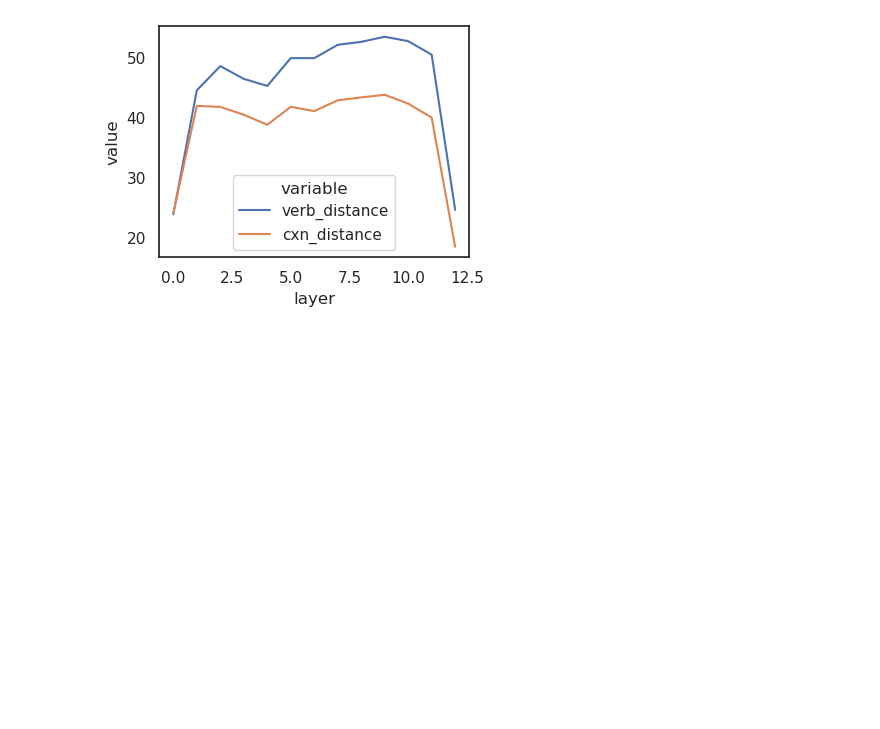
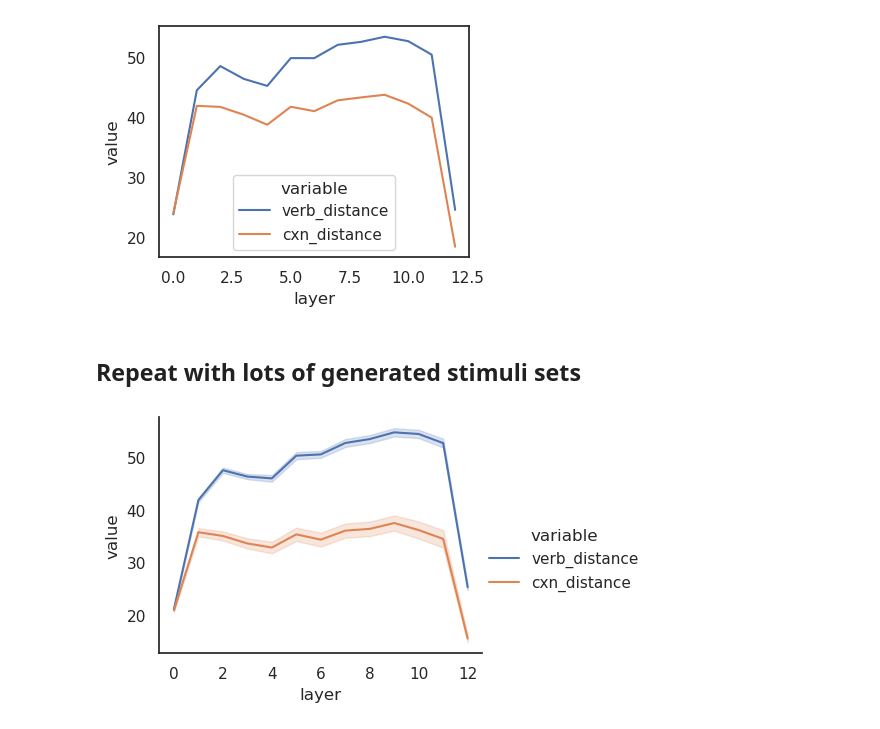
Before and after one commit to SPOClab-ca/neural-reality-constructions, a Jupyter notebook: notebooks/BenciniGoldberg.ipynb, the cells around one changed output. Drawn from its saved outputs; the diff is of its cells as text; code cells hidden in the pictures; blank space fills up the shorter version.

Commit message:
Do the same for templates, make relplot

```diff
--- a/notebooks/BenciniGoldberg.ipynb
+++ b/notebooks/BenciniGoldberg.ipynb
@@ -84,7 +84,7 @@ plt.show()
 # %% [markdown]
 ## Compute mean pairwise distances
 # %%
-def verb_cxn_mean_distance(layer):
+def verb_cxn_mean_distance(df, sent_vecs, layer):
   verb_distances = []
   cxn_distances = []
   for i in range(16):
@@ -98,7 +98,7 @@ def verb_cxn_mean_distance(layer):
 # %%
 layer_results = []
 for layer in range(13):
-  verb_distance, cxn_distance = verb_cxn_mean_distance(layer)
+  verb_distance, cxn_distance = verb_cxn_mean_distance(df, sent_vecs, layer)
   layer_results.append({
     "layer": layer,
     "verb_distance": verb_distance,
@@ -112,3 +112,31 @@ sns.lineplot(data=layer_results.melt(id_vars=["layer"]), x="layer", y="value", h
 plt.show()
 # %% [output]
 [figure]
+# %% [markdown]
+## Repeat with lots of generated stimuli sets
+# %%
+templated_df = pd.read_csv("templated_stimuli.csv")
+# %%
+results = []
+for group in range(len(templated_df) // 16):
+  df = templated_df[templated_df.group == group]
+  _, all_vecs = enc.contextual_token_vecs(df.sentence.tolist())
+  sent_vecs = [tok_vecs.sum(axis=0) for tok_vecs in all_vecs]
+
+  for layer in range(13):
+    verb_distance, cxn_distance = verb_cxn_mean_distance(df, sent_vecs, layer)
+    results.append({
+      "group": group,
+      "layer": layer,
+      "verb_distance": verb_distance,
+      "cxn_distance": cxn_distance,
+    })
+
+results = pd.DataFrame(results)
+# %%
+sns.set_style("white")
+sns.relplot(data=results.melt(id_vars=["group", "layer"]), x="layer", y="value", hue="variable",
+            kind="line", ci="sd", aspect=4/3, height=3)
+plt.show()
+# %% [output]
+[figure, added]
```
Also changed, not shown: 3 other files.
